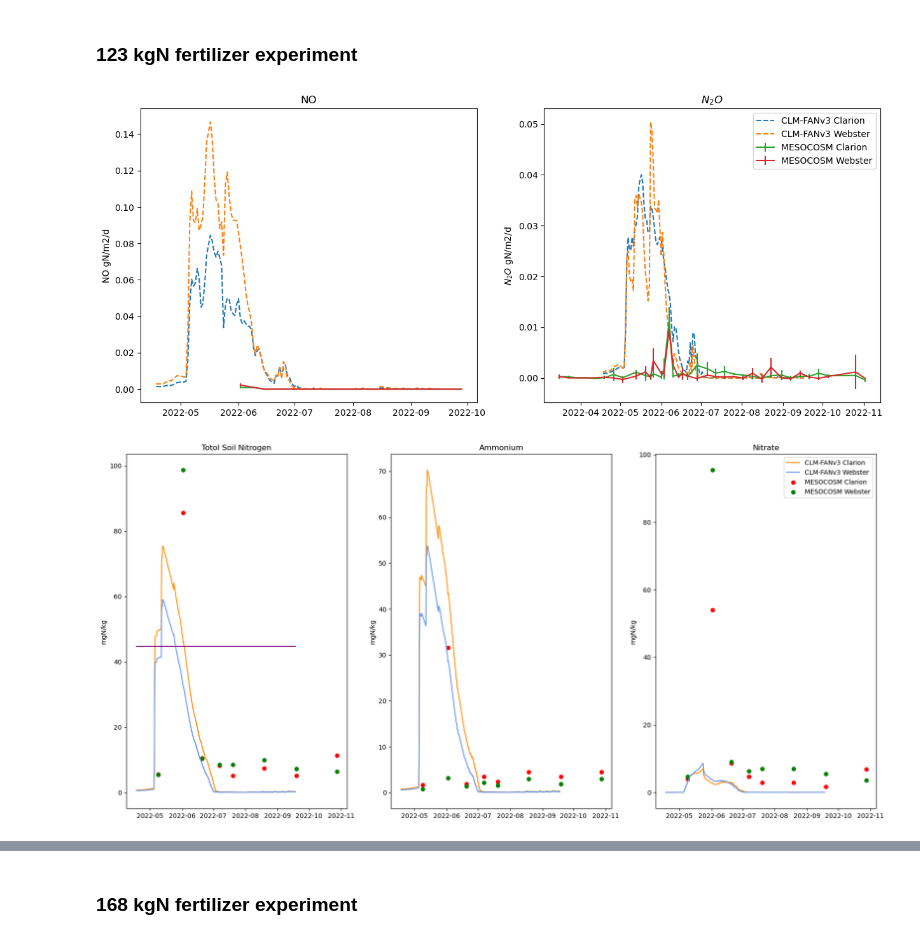
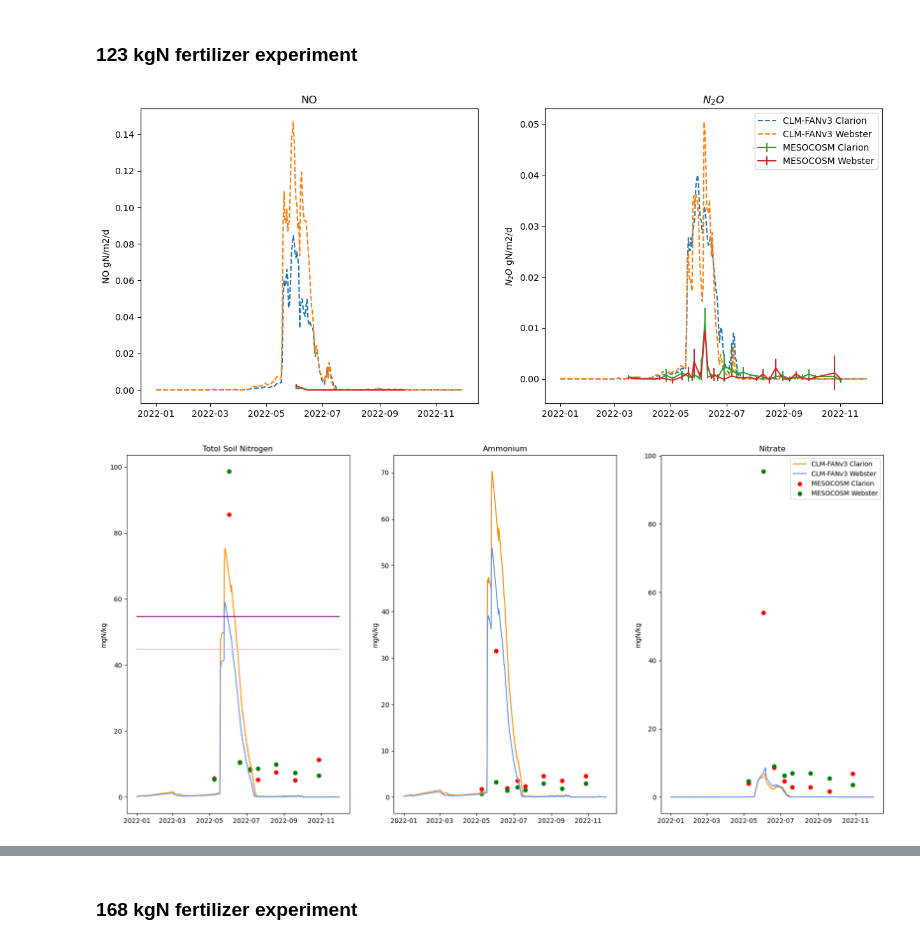
Before and after one commit to jinmuluo/pymaps, a Jupyter notebook: mesocosm.ipynb, the cells around one changed output, grey strips where cells are left out. Drawn from its saved outputs; the diff is of its cells as text; code cells hidden in the pictures.

```diff
--- a/mesocosm.ipynb
+++ b/mesocosm.ipynb
@@ -14,8 +14,8 @@ case_clarion = "MESOCOSM_Clarion_" + fert_amount + "kgN"
 case_webster = "MESOCOSM_Webster_" + fert_amount + "kgN"
 path_clarion = "/glade/scratch/jinmuluo/archive/" + case_clarion + "/lnd/hist/"
 path_webster = "/glade/scratch/jinmuluo/archive/" + case_webster + "/lnd/hist/"
-start_date = date(2022, 5, 1)
-end_date = date(2022, 10, 1)
+start_date = date(2022, 1, 1)
+end_date = date(2022, 12, 1)
 NO_LEAP = True
 delta_days = (end_date - start_date).days
 
@@ -81,42 +81,42 @@ n2o_time = mean_dsN2O_cla.index.values
 NO_Clarion = (dsCLM_Clarion.NOx_NITRIFY_TOTAL + dsCLM_Clarion.NOx_DENITRIFY_TOTAL + dsCLM_Clarion.F_NOx_NIT + dsCLM_Clarion.F_NOx_DENIT)
 NO_Clarion = NO_Clarion.resample(time='D').mean()*24*3600
 NO_Clarion.attrs['units'] = "gN/m2/d"
-NO_Clarion['time'] = [cftime.date2num(x, "days since 1970-01-01") for x in NO_Clarion.time]
+NO_Clarion['time'] = [cftime.date2num(x, units="days since 1970-01-01", calendar='gregorian') for x in NO_Clarion.time]
 NO_Webster = (dsCLM_Webster.NOx_NITRIFY_TOTAL + dsCLM_Webster.NOx_DENITRIFY_TOTAL + dsCLM_Webster.F_NOx_NIT + dsCLM_Webster.F_NOx_DENIT)
 NO_Webster = NO_Webster.resample(time='D').mean()*24*3600
 NO_Webster.attrs['units'] = "gN/m2/d"
-NO_Webster['time'] = [cftime.date2num(x, "days since 1970-01-01") for x in NO_Webster.time]
+NO_Webster['time'] = [cftime.date2num(x, units="days since 1970-01-01", calendar='gregorian') for x in NO_Webster.time]
 
 N2O_Clarion = (dsCLM_Clarion.N2O_NITRIFY_TOTAL + dsCLM_Clarion.F_N2O_NIT + dsCLM_Clarion.N2O_DENITRIFY_TOTAL+ dsCLM_Clarion.F_N2O_DENIT)
 N2O_Clarion = N2O_Clarion.resample(time='D').mean()*24*3600
 N2O_Clarion.attrs['units'] = "gN/m2/d"
-N2O_Clarion['time'] = [cftime.date2num(x, "days since 1970-01-01") for x in N2O_Clarion.time]
+N2O_Clarion['time'] = [cftime.date2num(x, units="days since 1970-01-01", calendar='gregorian') for x in N2O_Clarion.time]
 N2O_Webster = (dsCLM_Webster.N2O_NITRIFY_TOTAL + dsCLM_Webster.F_N2O_NIT + dsCLM_Webster.N2O_DENITRIFY_TOTAL+ dsCLM_Webster.F_N2O_DENIT)
 N2O_Webster = N2O_Webster.resample(time='D').mean()*24*3600
 N2O_Webster.attrs['units'] = "gN/m2/d"
-N2O_Webster['time'] = [cftime.date2num(x, "days since 1970-01-01") for x in N2O_Webster.time]
+N2O_Webster['time'] = [cftime.date2num(x, units="days since 1970-01-01", calendar='gregorian') for x in N2O_Webster.time]
 
 # Plot the graph
 fig, ax = plt.subplots(1, 2, figsize=(15, 6))
 ax[0].plot(NO_Clarion.time, NO_Clarion.values, linestyle='--', label='CLM-FANv3 Clarion')
 ax[0].plot(NO_Webster.time, NO_Webster.values, linestyle='--', label='CLM-FANv3 Webster')
 ax[0].errorbar(no_time, mean_dsNO_cla.values, yerr=std_dsNO_cla.values, label='MESOCOSM Clarion')
 ax[0].errorbar(no_time, mean_dsNO_web.values, yerr=std_dsNO_web.values, label='MESOCOSM Webster')
 ax[0].set_title("NO")
 ax[0].set_ylabel("NO gN/m2/d")
 
 ax[1].plot(N2O_Clarion.time, N2O_Clarion.values, linestyle='--', label='CLM-FANv3 Clarion')
 ax[1].plot(N2O_Webster.time, N2O_Webster.values, linestyle='--', label='CLM-FANv3 Webster')
 ax[1].errorbar(n2o_time, mean_dsN2O_cla.values, yerr=std_dsN2O_cla.values, label='MESOCOSM Clarion')
 ax[1].errorbar(n2o_time, mean_dsN2O_web.values, yerr=std_dsN2O_web.values, label='MESOCOSM Webster')
 ax[1].set_title("$N_2O$")
 ax[1].set_ylabel("$N_2O$ gN/m2/d")
 ax[1].legend()
 
 fig.savefig("graphs/Ngas_123kgN.jpg", dpi=300)
 plt.show()
 # %% [output]
-[figure, old version]
+[figure, new version]
 # %%
 # Read the measurement
 dsMESOCOSM = pd.read_csv("/glade/scratch/jinmuluo/MESOCOSM_fluxtower_BOOI4/measurements/mescocosm_extracted_soil_nitrogen_2022.csv")
@@ -140,10 +140,11 @@ sminn_Webster = dsCLM_Webster['SMINN_vr'].sel(levsoi=[0.01, 0.04, 0.09]).mean(di
 ## gN/m3 to mgN/kg at the top 9 cm soil, soil bulk density from Steven Hall, CLM uses soil density 2650
 sminn_Clarion = sminn_Clarion*1000/1125
 sminn_Webster = sminn_Webster*1000/1375
-sminn_Clarion['time'] = [cftime.date2num(x, "days since 1970-01-01") for x in sminn_Clarion.time]
-sminn_Webster['time'] = [cftime.date2num(x, "days since 1970-01-01") for x in sminn_Webster.time]
+sminn_Clarion['time'] = [cftime.date2num(x, units="days since 1970-01-01", calendar='gregorian') for x in sminn_Clarion.time]
+sminn_Webster['time'] = [cftime.date2num(x, units="days since 1970-01-01", calendar='gregorian') for x in sminn_Webster.time]
 ## gN/m2 to mgN/kg, fertilization depth is around top 20cm
-fert_conc = 12.3*1000/0.2/1375
+fert_conc_cla = 12.3*1000/0.2/1125
+fert_conc_web = 12.3*1000/0.2/1375
 
 dsCLM_Clarion['SMIN_NH4_vr'].sel(levsoi=0.01).values = dsCLM_Clarion['SMIN_NH4_vr'].sel(levsoi=0.01).values + dsCLM_Clarion["FAN_TOTN"].values - dsCLM_Clarion["NITRATE_TOTN"].values
 dsCLM_Webster['SMIN_NH4_vr'].sel(levsoi=0.01).values = dsCLM_Webster['SMIN_NH4_vr'].sel(levsoi=0.01).values + dsCLM_Webster["FAN_TOTN"].values - dsCLM_Webster["NITRATE_TOTN"].values
@@ -151,8 +152,8 @@ nh4_Clarion = dsCLM_Clarion['SMIN_NH4_vr'].sel(levsoi=[0.01, 0.04, 0.09]).mean(d
 nh4_Webster = dsCLM_Webster['SMIN_NH4_vr'].sel(levsoi=[0.01, 0.04, 0.09]).mean(dim='levsoi')
 nh4_Clarion = nh4_Clarion*1000/1125
 nh4_Webster = nh4_Webster*1000/1375
-nh4_Clarion['time'] = [cftime.date2num(x, "days since 1970-01-01") for x in nh4_Clarion.time]
-nh4_Webster['time'] = [cftime.date2num(x, "days since 1970-01-01") for x in nh4_Webster.time]
+nh4_Clarion['time'] = [cftime.date2num(x, units="days since 1970-01-01", calendar='gregorian') for x in nh4_Clarion.time]
+nh4_Webster['time'] = [cftime.date2num(x, units="days since 1970-01-01", calendar='gregorian') for x in nh4_Webster.time]
 
 dsCLM_Clarion['SMIN_NO3_vr'].sel(levsoi=0.01).values = dsCLM_Clarion['SMIN_NO3_vr'].sel(levsoi=0.01).values + dsCLM_Clarion["NITRATE_TOTN"].values
 dsCLM_Webster['SMIN_NO3_vr'].sel(levsoi=0.01).values = dsCLM_Webster['SMIN_NO3_vr'].sel(levsoi=0.01).values + dsCLM_Webster["NITRATE_TOTN"].values
@@ -160,14 +161,15 @@ no3_Clarion = dsCLM_Clarion['SMIN_NO3_vr'].sel(levsoi=[0.01, 0.04, 0.09]).mean(d
 no3_Webster = dsCLM_Webster['SMIN_NO3_vr'].sel(levsoi=[0.01, 0.04, 0.09]).mean(dim='levsoi')
 no3_Clarion = no3_Clarion*1000/1125
 no3_Webster = no3_Webster*1000/1375
-no3_Clarion['time'] = [cftime.date2num(x, "days since 1970-01-01") for x in no3_Clarion.time]
-no3_Webster['time'] = [cftime.date2num(x, "days since 1970-01-01") for x in no3_Webster.time]
+no3_Clarion['time'] = [cftime.date2num(x, units="days since 1970-01-01", calendar='gregorian') for x in no3_Clarion.time]
+no3_Webster['time'] = [cftime.date2num(x, units="days since 1970-01-01", calendar='gregorian') for x in no3_Webster.time]
 
 # graph
 fig, ax = plt.subplots(1, 3, figsize=(21, 10))
 ax[0].plot(sminn_Clarion.time, sminn_Clarion.values, label='CLM-FANv3 Clarion', color='darkorange')
 ax[0].plot(sminn_Webster.time, sminn_Webster.values, label='CLM-FANv3 Webster', color='cornflowerblue')
-ax[0].plot(sminn_Clarion['time'], np.ones(len(sminn_Clarion['time']))*fert_conc, color='purple')
+ax[0].plot(sminn_Clarion['time'], np.ones(len(sminn_Clarion['time']))*fert_conc_cla, color='purple')
+ax[0].plot(sminn_Clarion['time'], np.ones(len(sminn_Clarion['time']))*fert_conc_web, color='pink')
 ax[0].scatter(plot_time, sminn_cla.values, label='MESOCOSM Clarion', color='red')
 ax[0].scatter(plot_time, sminn_web.values, label='MESOCOSM Webster', color='green')
 ax[0].set_title("Totol Soil Nitrogen")
@@ -191,4 +193,4 @@ plt.legend(loc="upper right")
 fig.savefig("graphs/Nconc_123kgN.jpg", dpi=300)
 plt.show()
 # %% [output]
-[figure, old version]
+[figure, new version]
```
Also changed, not shown: parts of 5 cells of this notebook.
